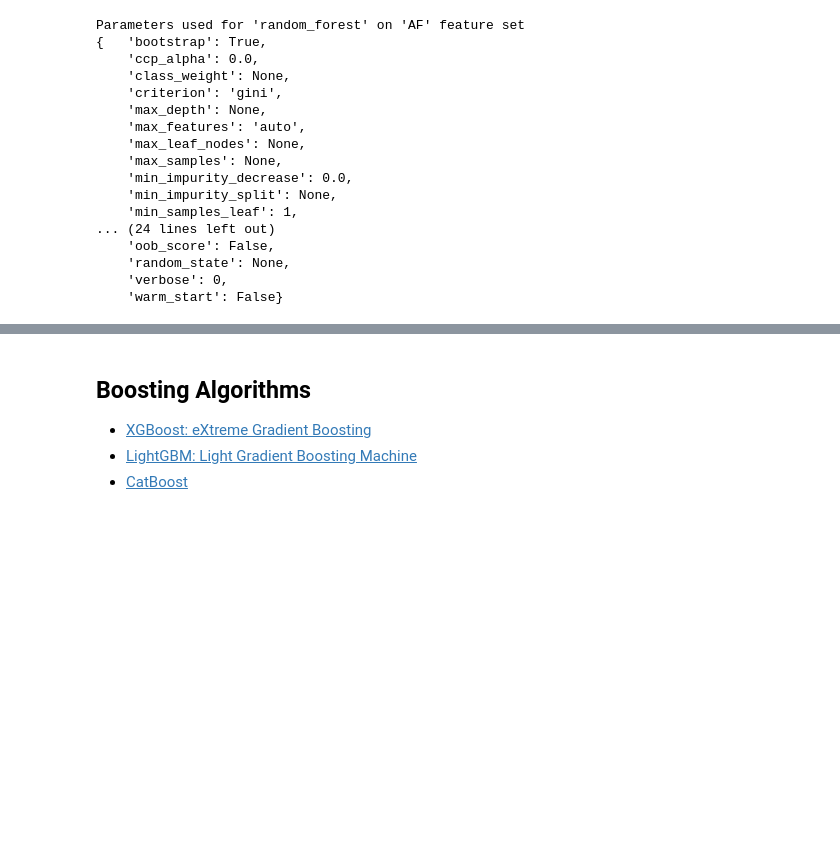
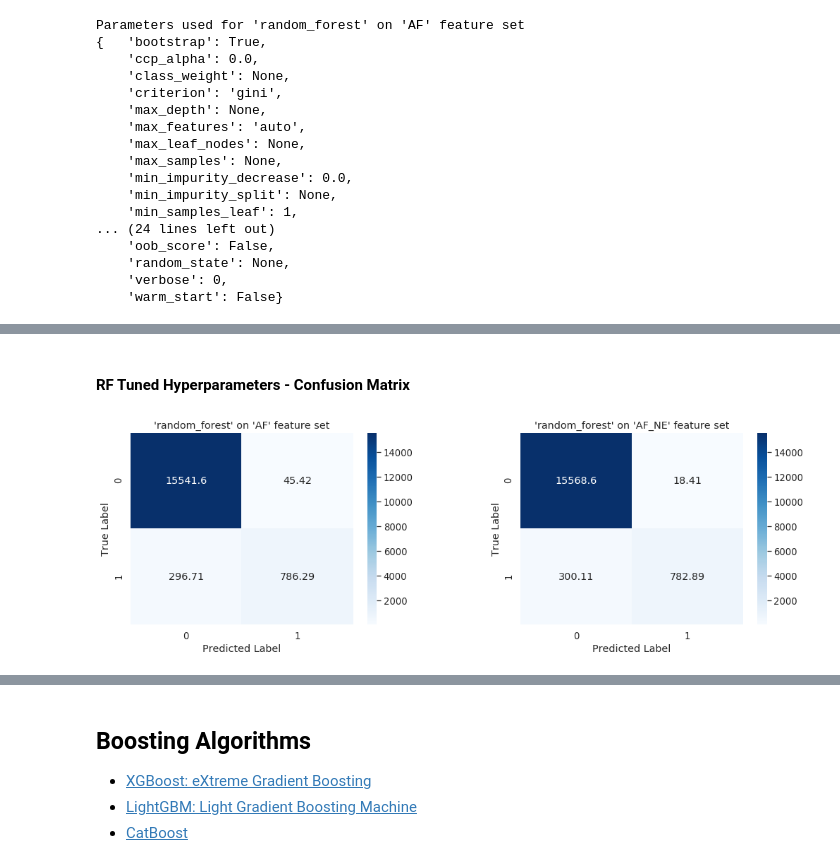
Before and after one commit to achmand/aml-crypto-graph, a Jupyter notebook: src/2_experiment_results.ipynb, the cells around one changed output, grey strips where cells are left out. Saved outputs shown, nothing was run; the diff lists cells and outputs as text; code cells hidden in the pictures; blank space fills up the shorter version.

```diff
--- a/src/2_experiment_results.ipynb
+++ b/src/2_experiment_results.ipynb
@@ -166,0 +226,6 @@ Parameters used for 'random_forest' on 'AF' feature set
+# %% [markdown]
+####  RF Tuned Hyperparameters - Confusion Matrix
+# %%
+plot_result_matrices(benchmark_tuned_results, figsize=(17,5))
+# %% [output]
+[figure, added]
```
Also changed, not shown: parts of 15 cells of this notebook, 2 other files.
